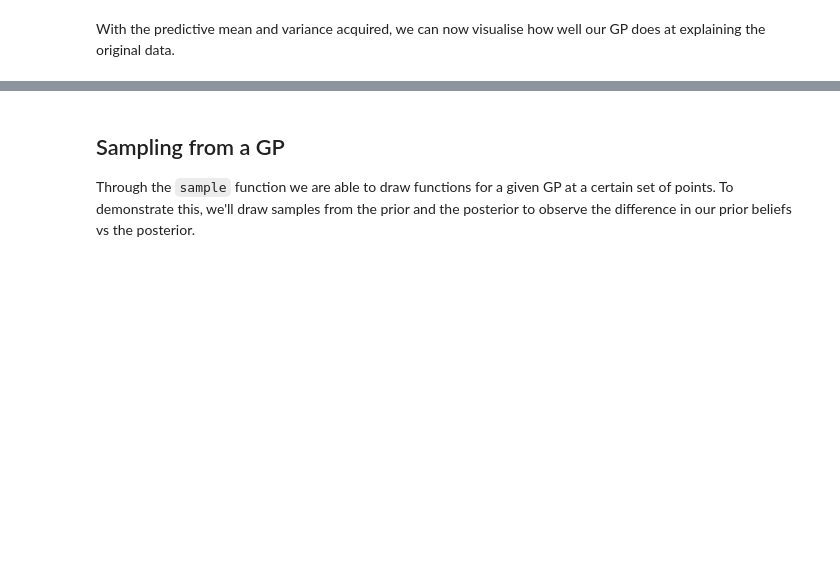
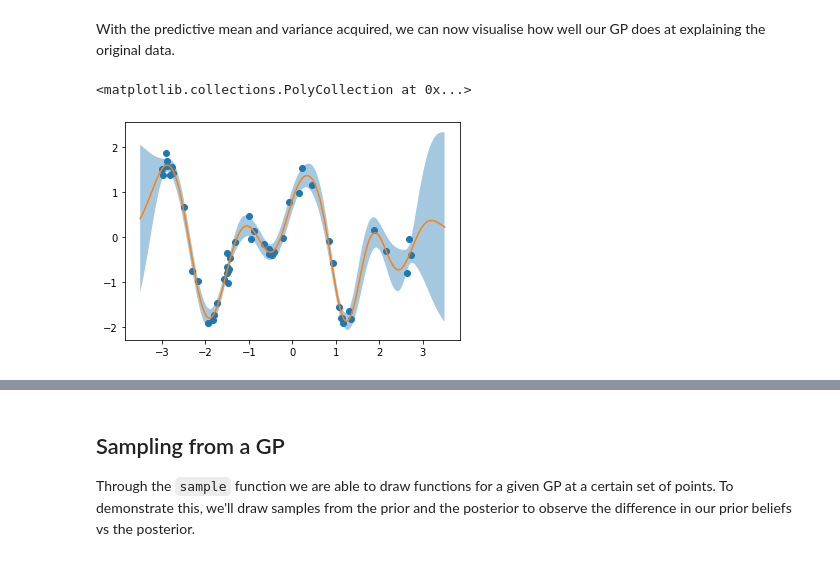
Before and after one commit to vdutor/GPJax, a Jupyter notebook: docs/nbs/regression.ipynb, the cells around one changed output, grey strips where cells are left out. Cells and saved outputs as stored; diff of their text form; code cells hidden in the pictures; blank space fills up the shorter version.

```diff
--- a/docs/nbs/regression.ipynb
+++ b/docs/nbs/regression.ipynb
@@ -158,0 +136,3 @@ final_params
+# %%
+learned_posterior = get_params(opt_state)
+p = gpx.constrain_parameters(learned_posterior)
@@ -163,8 +147,8 @@ final_params
 
 Equipped with a posterior distribution and a set of optimised hyperparameter values defined on their original parameter space, we are now in a position to query our GP's predictive posterior distribution at a set of test points. To do this, we can either compute the process' expectation and variance directly using the following `mean` and `variance` functions.
 # %%
-meanf = gpx.mean(posterior, final_params, training)
-varf = gpx.variance(posterior, final_params, training)
+meanf = p.mean(training)
+varf = p.variance(training)
 
 print(type(meanf))
 # %% [output]
@@ -180,11 +164,20 @@ predictive_rv = gpx.random_variable(
 # %% [markdown]
 Using this random variable, we can directly compute the predictive mean and variance. Note, this yields identical values to the `mean` and `variance` commands from earlier.
 # %%
-mu = predictive_rv.mean()
-sigma = predictive_rv.variance()
+mu = meanf(testing)
+sigma = jnp.diag(varf(testing))
 one_stddev = 1.96 * jnp.sqrt(sigma)
 # %% [markdown]
 With the predictive mean and variance acquired, we can now visualise how well our GP does at explaining the original data.
+# %%
+plt.plot(training.X, training.y, "o")
+plt.plot(testing.X, mu)
+plt.fill_between(
+    testing.X.ravel(), mu.ravel() - one_stddev, mu.ravel() + one_stddev, alpha=0.4
+)
+# %% [output]
+<matplotlib.collections.PolyCollection at 0x...>
+[figure, added]
 # %%
 gpv.plot(
     key,
```
Also changed, not shown: parts of 32 cells of this notebook, 30 other files.
